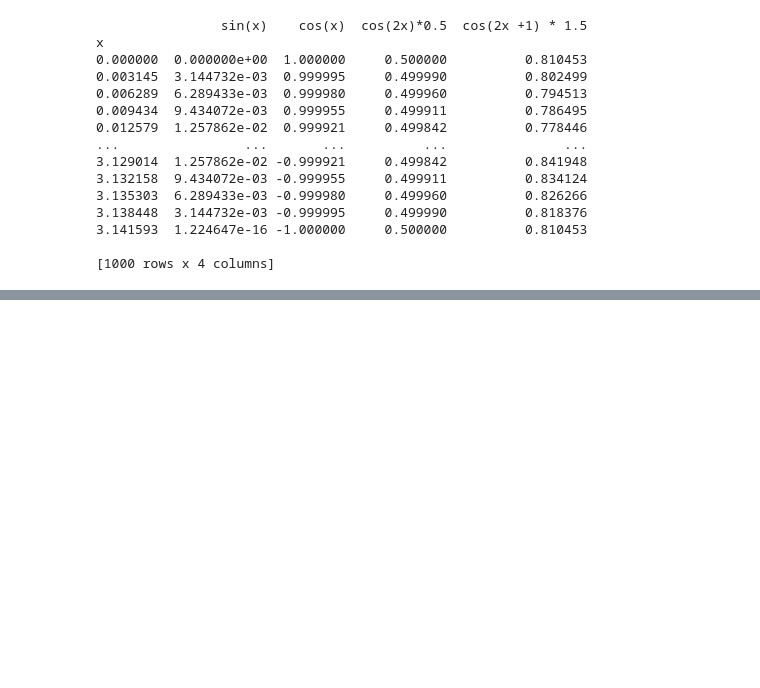
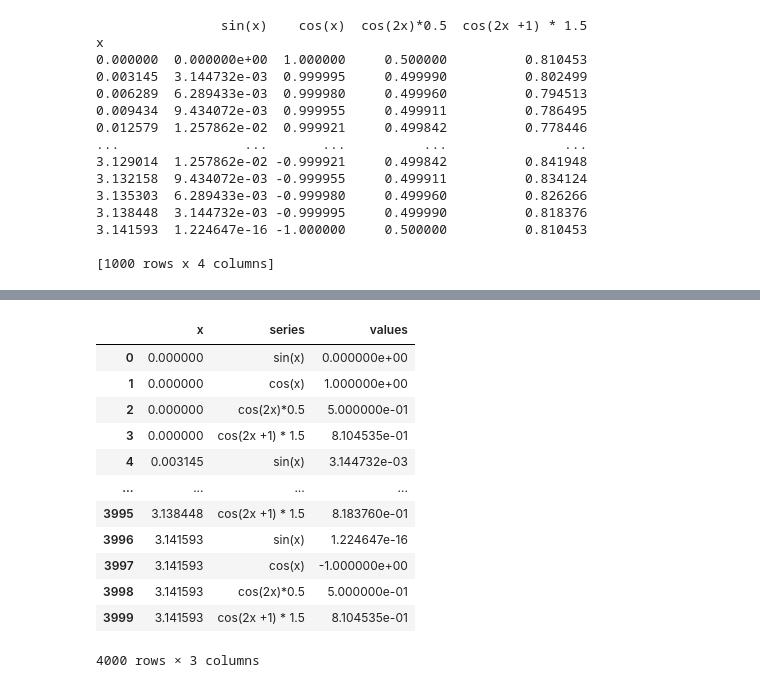
Before and after one commit to 1vecera/RichTemplates, a Jupyter notebook: richtemplates/tutorial.ipynb, the cells around one changed output, grey strips where cells are left out. Saved outputs shown, nothing was run; the diff lists cells and outputs as text; code cells hidden in the pictures; blank space fills up the shorter version.

```diff
--- a/richtemplates/tutorial.ipynb
+++ b/richtemplates/tutorial.ipynb
@@ -89,3 +111,19 @@ fig.show()
+# %%
+df_altair
+# %% [output]
+|  | x | series | values |
+| 0 | 0.000000 | sin(x) | 0.000000e+00 |
+| 1 | 0.000000 | cos(x) | 1.000000e+00 |
+| 2 | 0.000000 | cos(2x)*0.5 | 5.000000e-01 |
+| 3 | 0.000000 | cos(2x +1) * 1.5 | 8.104535e-01 |
+| 4 | 0.003145 | sin(x) | 3.144732e-03 |
+| ... | ... | ... | ... |
+| 3995 | 3.138448 | cos(2x +1) * 1.5 | 8.183760e-01 |
+| 3996 | 3.141593 | sin(x) | 1.224647e-16 |
+| 3997 | 3.141593 | cos(x) | -1.000000e+00 |
+| 3998 | 3.141593 | cos(2x)*0.5 | 5.000000e-01 |
+| 3999 | 3.141593 | cos(2x +1) * 1.5 | 8.104535e-01 |
+4000 rows × 3 columns
 # %%
 from altair_theme import get_richview_theme  # Import the richview theme
 
```
Also changed, not shown: parts of 7 cells of this notebook, 4 other files.
